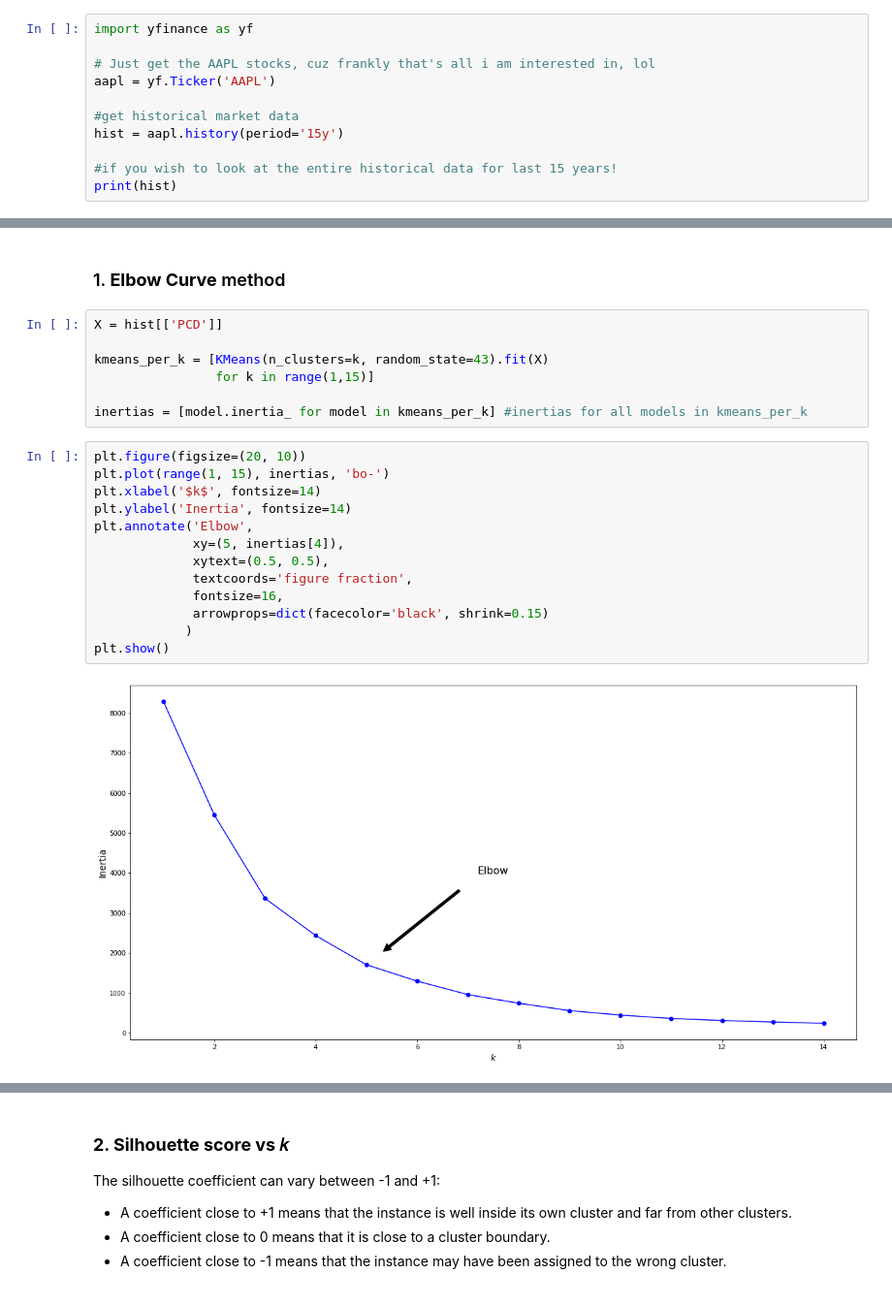
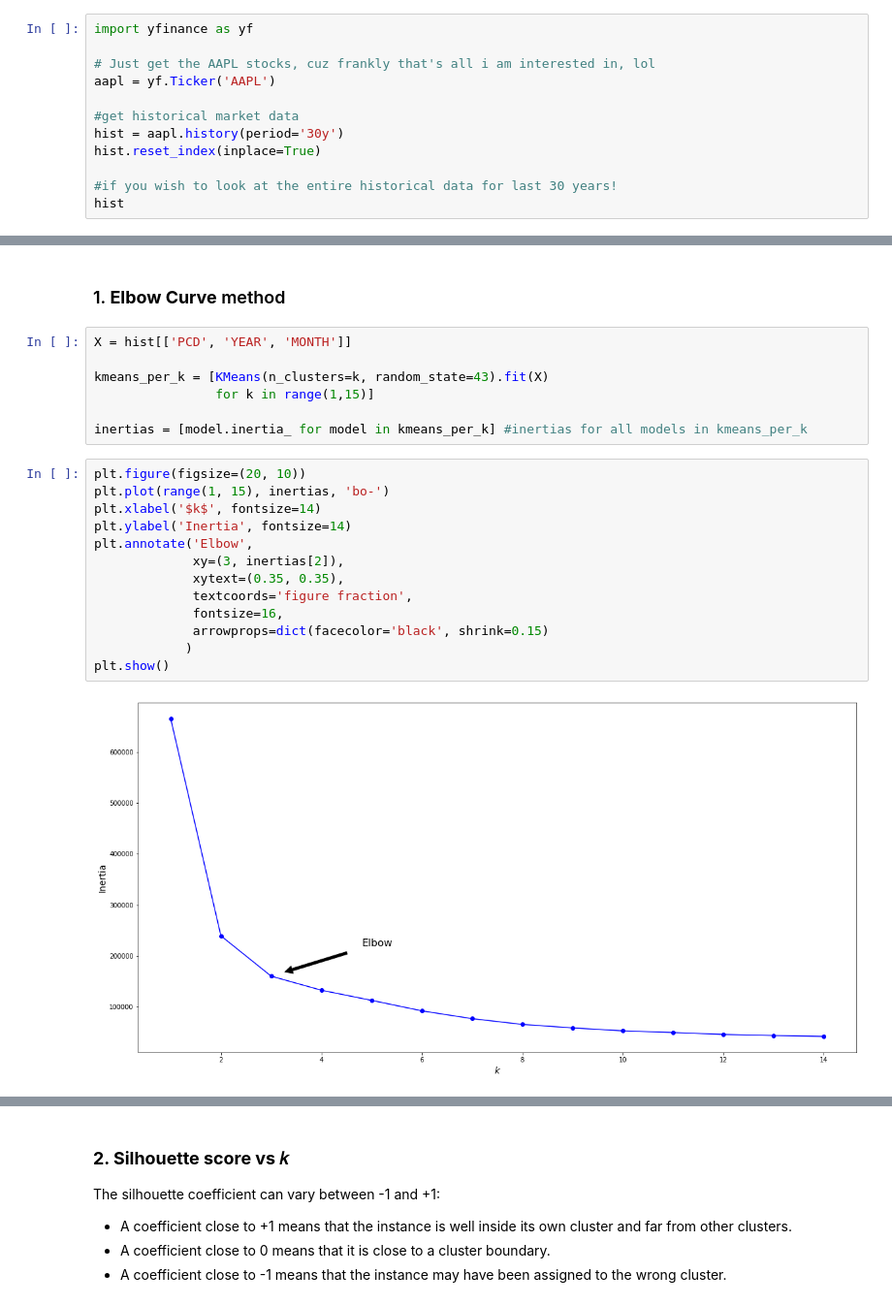
Before and after one commit to shressujan/stocks, a Jupyter notebook: stocks_analysis.ipynb, the cells around one changed output, grey strips where cells are left out. Shown: that part at 97% size. Cells and saved outputs as stored; diff of their text form.

```diff
--- a/stocks_analysis.ipynb
+++ b/stocks_analysis.ipynb
@@ -38,8 +38,9 @@ import yfinance as yf
 aapl = yf.Ticker('AAPL')
 
 #get historical market data
-hist = aapl.history(period='15y')
+hist = aapl.history(period='30y')
+hist.reset_index(inplace=True)
 
-#if you wish to look at the entire historical data for last 15 years!
-print(hist)
+#if you wish to look at the entire historical data for last 30 years!
+hist
 # %% [output]
@@ -110,7 +150,7 @@ from sklearn.metrics import silhouette_score, silhouette_samples
 # %% [markdown]
 ### 1.   **Elbow Curve** method
 # %%
-X = hist[['PCD']]
+X = hist[['PCD', 'YEAR', 'MONTH']]
 
 kmeans_per_k = [KMeans(n_clusters=k, random_state=43).fit(X)
                 for k in range(1,15)]
@@ -119,17 +159,17 @@ inertias = [model.inertia_ for model in kmeans_per_k] #inertias for all models i
 # %%
 plt.figure(figsize=(20, 10))
 plt.plot(range(1, 15), inertias, 'bo-')
 plt.xlabel('$k$', fontsize=14)
 plt.ylabel('Inertia', fontsize=14)
 plt.annotate('Elbow',
-             xy=(5, inertias[4]),
-             xytext=(0.5, 0.5),
+             xy=(3, inertias[2]),
+             xytext=(0.35, 0.35),
              textcoords='figure fraction',
              fontsize=16,
              arrowprops=dict(facecolor='black', shrink=0.15)
             )
 plt.show()
 # %% [output]
-[figure, old version]
+[figure, new version]
 # %% [markdown]
 ### **Observation**
```
Also changed, not shown: parts of 14 cells of this notebook.
